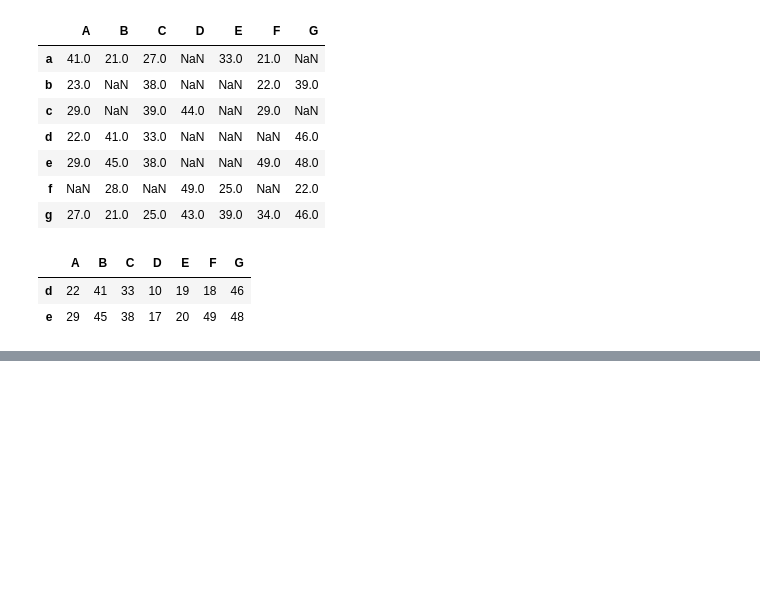
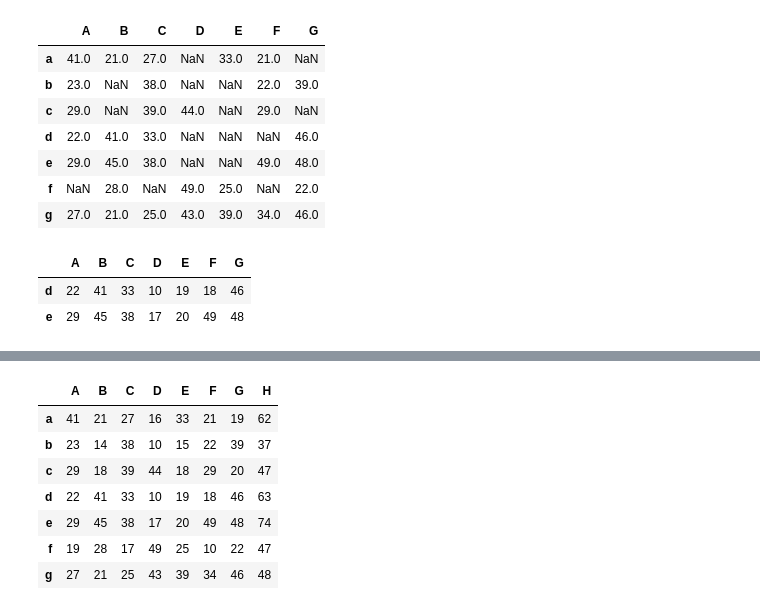
Before and after one commit to SriRamK345/Pandas_lib, a Jupyter notebook: Pandas.ipynb, the cells around one changed output, grey strips where cells are left out. Saved outputs shown, nothing was run; the diff lists cells and outputs as text; code cells hidden in the pictures; blank space fills up the shorter version.

```diff
--- a/Pandas.ipynb
+++ b/Pandas.ipynb
@@ -363,0 +376,12 @@ df2[df2>20]
+# %%
+df2['H'] = df2['A']+df2['B']
+df2
+# %% [output]
+|  | A | B | C | D | E | F | G | H |
+| a | 41 | 21 | 27 | 16 | 33 | 21 | 19 | 62 |
+| b | 23 | 14 | 38 | 10 | 15 | 22 | 39 | 37 |
+| c | 29 | 18 | 39 | 44 | 18 | 29 | 20 | 47 |
+| d | 22 | 41 | 33 | 10 | 19 | 18 | 46 | 63 |
+| e | 29 | 45 | 38 | 17 | 20 | 49 | 48 | 74 |
+| f | 19 | 28 | 17 | 49 | 25 | 10 | 22 | 47 |
+| g | 27 | 21 | 25 | 43 | 39 | 34 | 46 | 48 |
```
Also changed, not shown: parts of 10 cells of this notebook.
